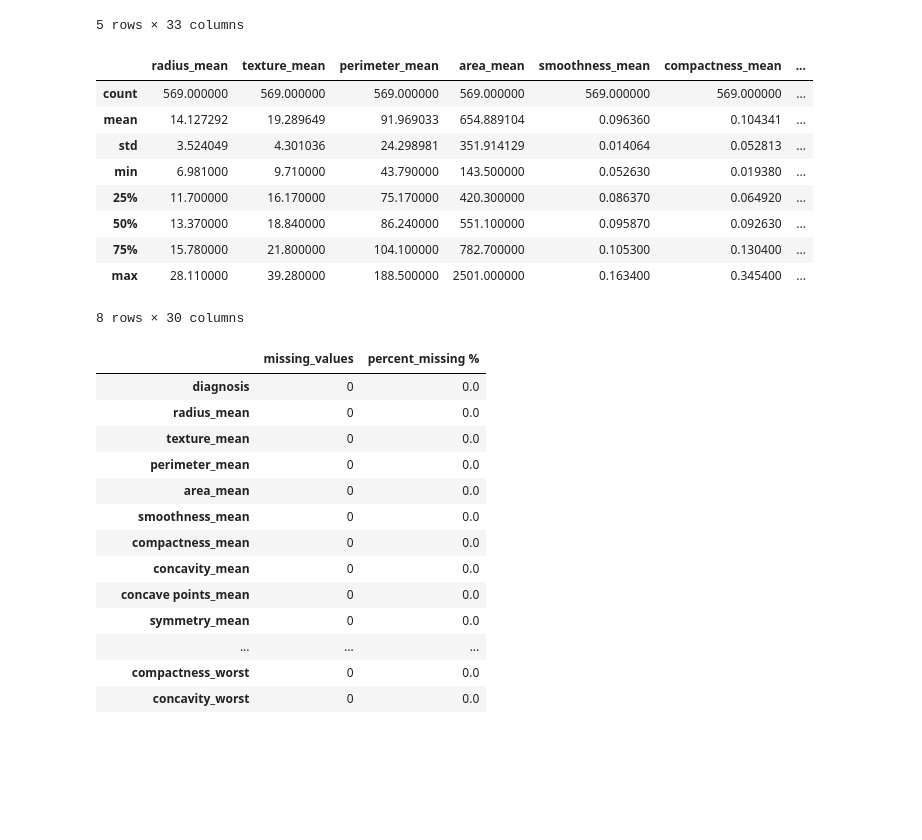
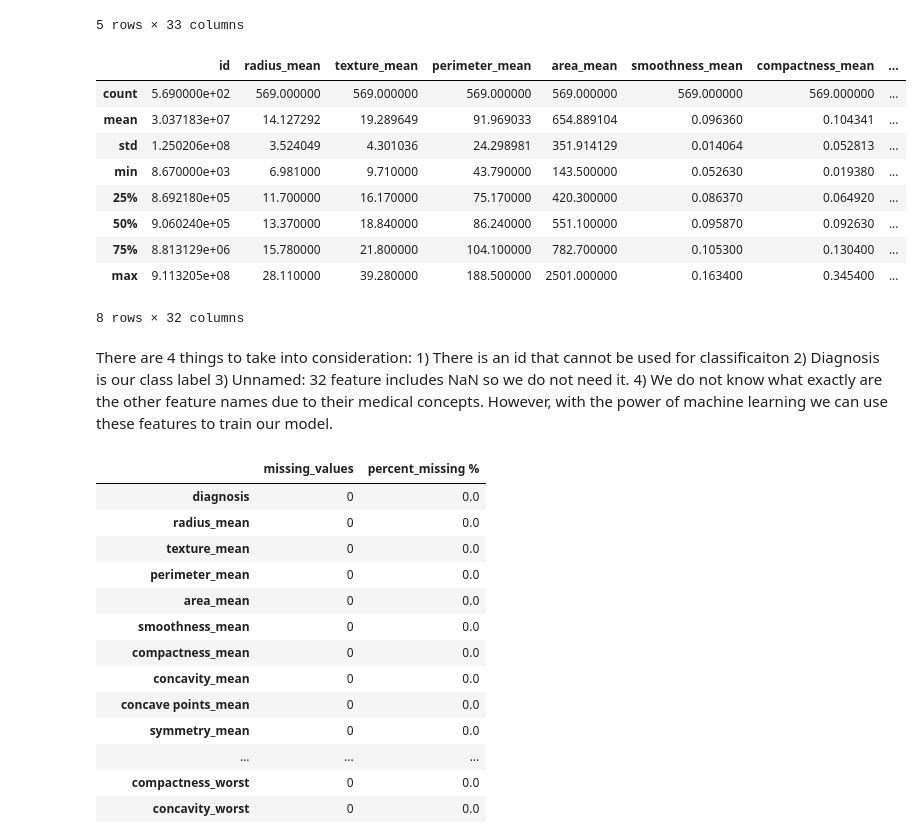
Before and after one commit to BabakBar/Kaggle-Movie-Industry, a Jupyter notebook: AI_Proj/BreastCancer.ipynb, the cells around one changed output. Drawn from its saved outputs; the diff is of its cells as text; code cells hidden in the pictures; blank space fills up the shorter version.

Commit message:
describe

```diff
--- a/AI_Proj/BreastCancer.ipynb
+++ b/AI_Proj/BreastCancer.ipynb
@@ -69,18 +69,21 @@ data.head()
 | 3 | 84348301 | M | 11.42 | 20.38 | 77.58 | 386.1 | 0.14250 | ... |
 | 4 | 84358402 | M | 20.29 | 14.34 | 135.10 | 1297.0 | 0.10030 | ... |
 5 rows × 33 columns
-# %%
-data.describe()
-# %% [output]
-|  | radius_mean | texture_mean | perimeter_mean | area_mean | smoothness_mean | compactness_mean | ... |
-| count | 569.000000 | 569.000000 | 569.000000 | 569.000000 | 569.000000 | 569.000000 | ... |
-| mean | 14.127292 | 19.289649 | 91.969033 | 654.889104 | 0.096360 | 0.104341 | ... |
-| std | 3.524049 | 4.301036 | 24.298981 | 351.914129 | 0.014064 | 0.052813 | ... |
-| min | 6.981000 | 9.710000 | 43.790000 | 143.500000 | 0.052630 | 0.019380 | ... |
-| 25% | 11.700000 | 16.170000 | 75.170000 | 420.300000 | 0.086370 | 0.064920 | ... |
-| 50% | 13.370000 | 18.840000 | 86.240000 | 551.100000 | 0.095870 | 0.092630 | ... |
-| 75% | 15.780000 | 21.800000 | 104.100000 | 782.700000 | 0.105300 | 0.130400 | ... |
-| max | 28.110000 | 39.280000 | 188.500000 | 2501.000000 | 0.163400 | 0.345400 | ... |
-8 rows × 30 columns
+# %%
+# check for a summary
+data_raw.describe()
+# %% [output]
+|  | id | radius_mean | texture_mean | perimeter_mean | area_mean | smoothness_mean | compactness_mean | ... |
+| count | 5.690000e+02 | 569.000000 | 569.000000 | 569.000000 | 569.000000 | 569.000000 | 569.000000 | ... |
+| mean | 3.037183e+07 | 14.127292 | 19.289649 | 91.969033 | 654.889104 | 0.096360 | 0.104341 | ... |
+| std | 1.250206e+08 | 3.524049 | 4.301036 | 24.298981 | 351.914129 | 0.014064 | 0.052813 | ... |
+| min | 8.670000e+03 | 6.981000 | 9.710000 | 43.790000 | 143.500000 | 0.052630 | 0.019380 | ... |
+| 25% | 8.692180e+05 | 11.700000 | 16.170000 | 75.170000 | 420.300000 | 0.086370 | 0.064920 | ... |
+| 50% | 9.060240e+05 | 13.370000 | 18.840000 | 86.240000 | 551.100000 | 0.095870 | 0.092630 | ... |
+| 75% | 8.813129e+06 | 15.780000 | 21.800000 | 104.100000 | 782.700000 | 0.105300 | 0.130400 | ... |
+| max | 9.113205e+08 | 28.110000 | 39.280000 | 188.500000 | 2501.000000 | 0.163400 | 0.345400 | ... |
+8 rows × 32 columns
+# %% [markdown]
+There are 4 things to take into consideration: 1) There is an id that cannot be used for classificaiton 2) Diagnosis is our class label 3) Unnamed: 32 feature includes NaN so we do not need it. 4) We do not know what exactly are the other feature names due to their medical concepts. However, with the power of machine learning we can use these features to train our model.
 # %%
 # id column is useless and Unamed: 32 column is empty, so we can drop them
```
Also changed, not shown: parts of 4 cells of this notebook.
